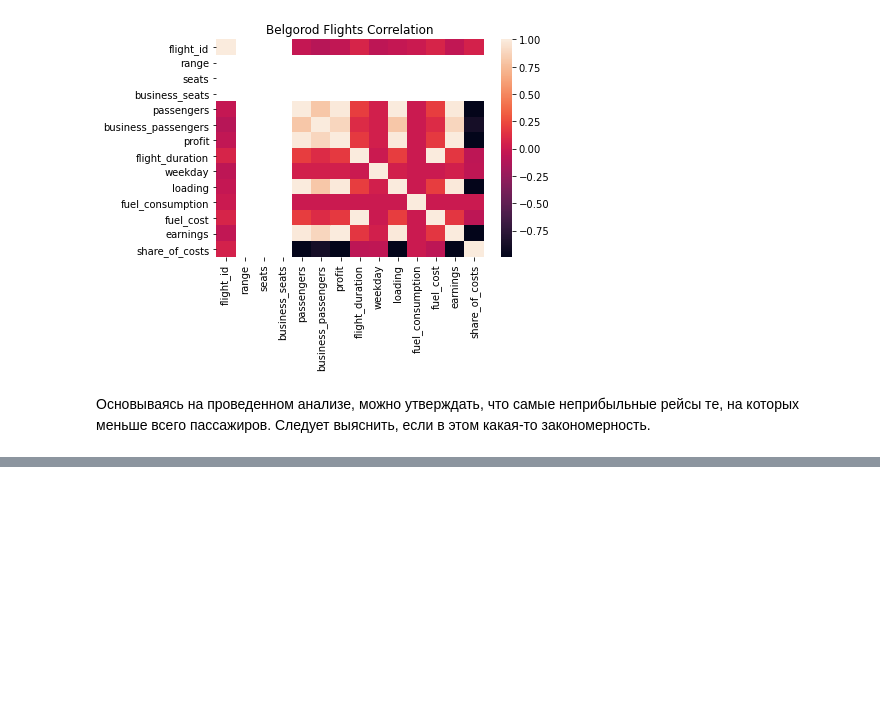
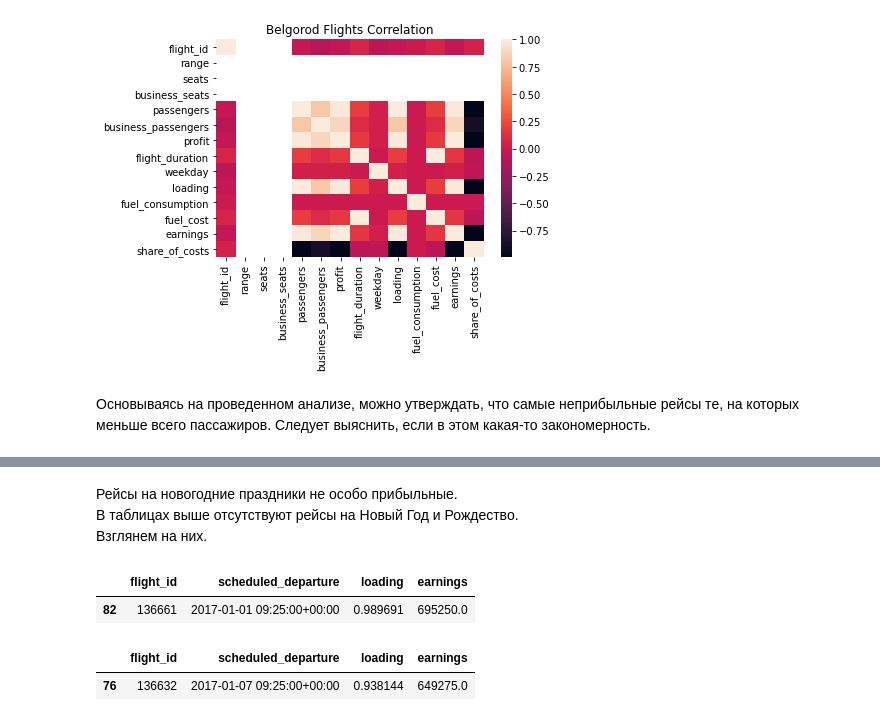
Before and after one commit to Golovolastik/skillfactory_rds, a Jupyter notebook: module_4/analysis.ipynb, the cells around one changed output, grey strips where cells are left out. Drawn from its saved outputs; the diff is of its cells as text; code cells hidden in the pictures; blank space fills up the shorter version.

```diff
--- a/module_4/analysis.ipynb
+++ b/module_4/analysis.ipynb
@@ -277,0 +296,14 @@ belgorod.describe()
+# %% [markdown]
+Рейсы на новогодние праздники не особо прибыльные.
+В таблицах выше отсутствуют рейсы на Новый Год и Рождество.
+Взглянем на них.
+# %%
+display(belgorod[belgorod.scheduled_departure.dt.date == datetime.date(
+    2017, 1, 1)][['flight_id', 'scheduled_departure', 'loading', 'earnings']])
+display(belgorod[belgorod.scheduled_departure.dt.date == datetime.date(
+    2017, 1, 7)][['flight_id', 'scheduled_departure', 'loading', 'earnings']])
+# %% [output]
+|  | flight_id | scheduled_departure | loading | earnings |
+| 82 | 136661 | 2017-01-01 09:25:00+00:00 | 0.989691 | 695250.0 |
+|  | flight_id | scheduled_departure | loading | earnings |
+| 76 | 136632 | 2017-01-07 09:25:00+00:00 | 0.938144 | 649275.0 |
```
Also changed, not shown: parts of 19 cells of this notebook.
